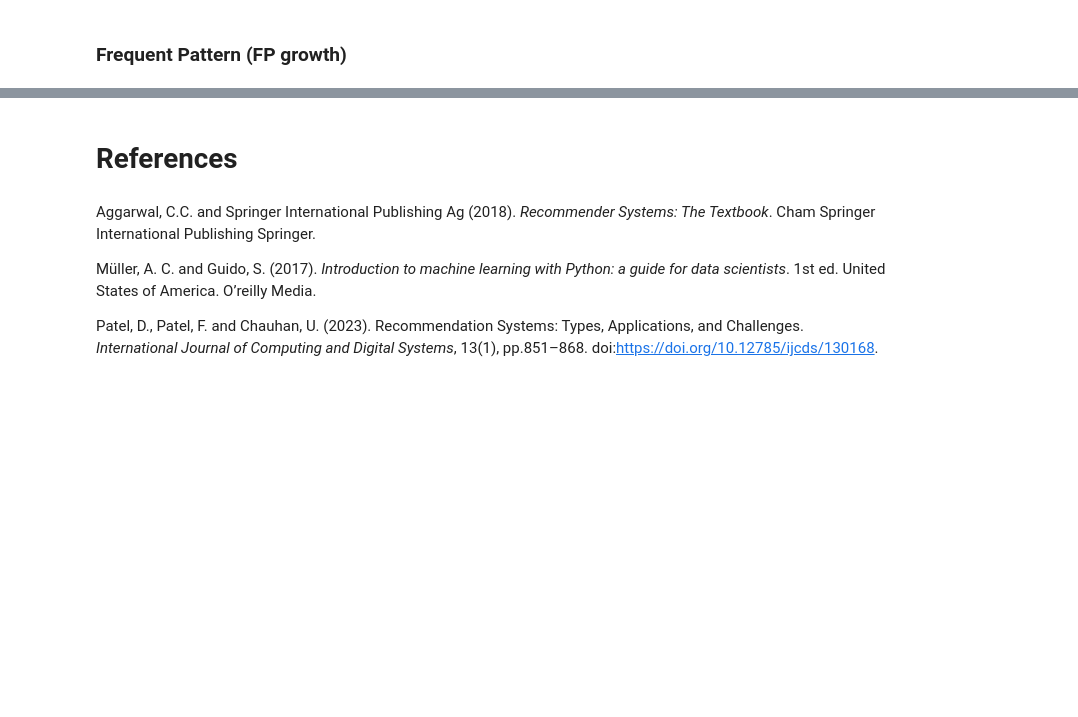
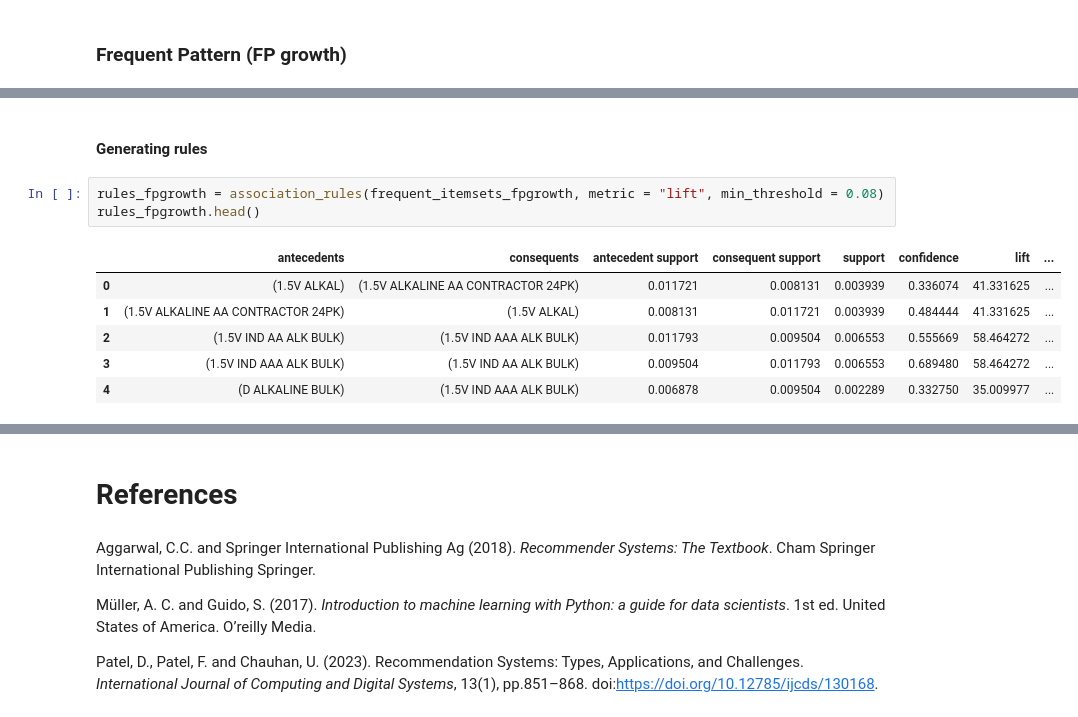
Before and after one commit to Daniela-MB/Recommendation_systems_and_interactive_dashboard, a Jupyter notebook: CA2_integrated_DVT-and-MLB_DanielaBarreto.ipynb, the cells around one changed output, grey strips where cells are left out. Cells and saved outputs as stored; diff of their text form; blank space fills up the shorter version.

```diff
--- a/CA2_integrated_DVT-and-MLB_DanielaBarreto.ipynb
+++ b/CA2_integrated_DVT-and-MLB_DanielaBarreto.ipynb
@@ -1012,0 +1061,12 @@ print(basket_ohe['1.5V ALKAL'].sum())
+# %% [markdown]
+#### Generating rules
+# %%
+rules_fpgrowth = association_rules(frequent_itemsets_fpgrowth, metric = "lift", min_threshold = 0.08)
+rules_fpgrowth.head()
+# %% [output]
+|  | antecedents | consequents | antecedent support | consequent support | support | confidence | lift | ... |
+| 0 | (1.5V ALKAL) | (1.5V ALKALINE AA CONTRACTOR 24PK) | 0.011721 | 0.008131 | 0.003939 | 0.336074 | 41.331625 | ... |
+| 1 | (1.5V ALKALINE AA CONTRACTOR 24PK) | (1.5V ALKAL) | 0.008131 | 0.011721 | 0.003939 | 0.484444 | 41.331625 | ... |
+| 2 | (1.5V IND AA ALK BULK) | (1.5V IND AAA ALK BULK) | 0.011793 | 0.009504 | 0.006553 | 0.555669 | 58.464272 | ... |
+| 3 | (1.5V IND AAA ALK BULK) | (1.5V IND AA ALK BULK) | 0.009504 | 0.011793 | 0.006553 | 0.689480 | 58.464272 | ... |
+| 4 | (D ALKALINE BULK) | (1.5V IND AAA ALK BULK) | 0.006878 | 0.009504 | 0.002289 | 0.332750 | 35.009977 | ... |
```
Also changed, not shown: parts of 23 cells of this notebook.
